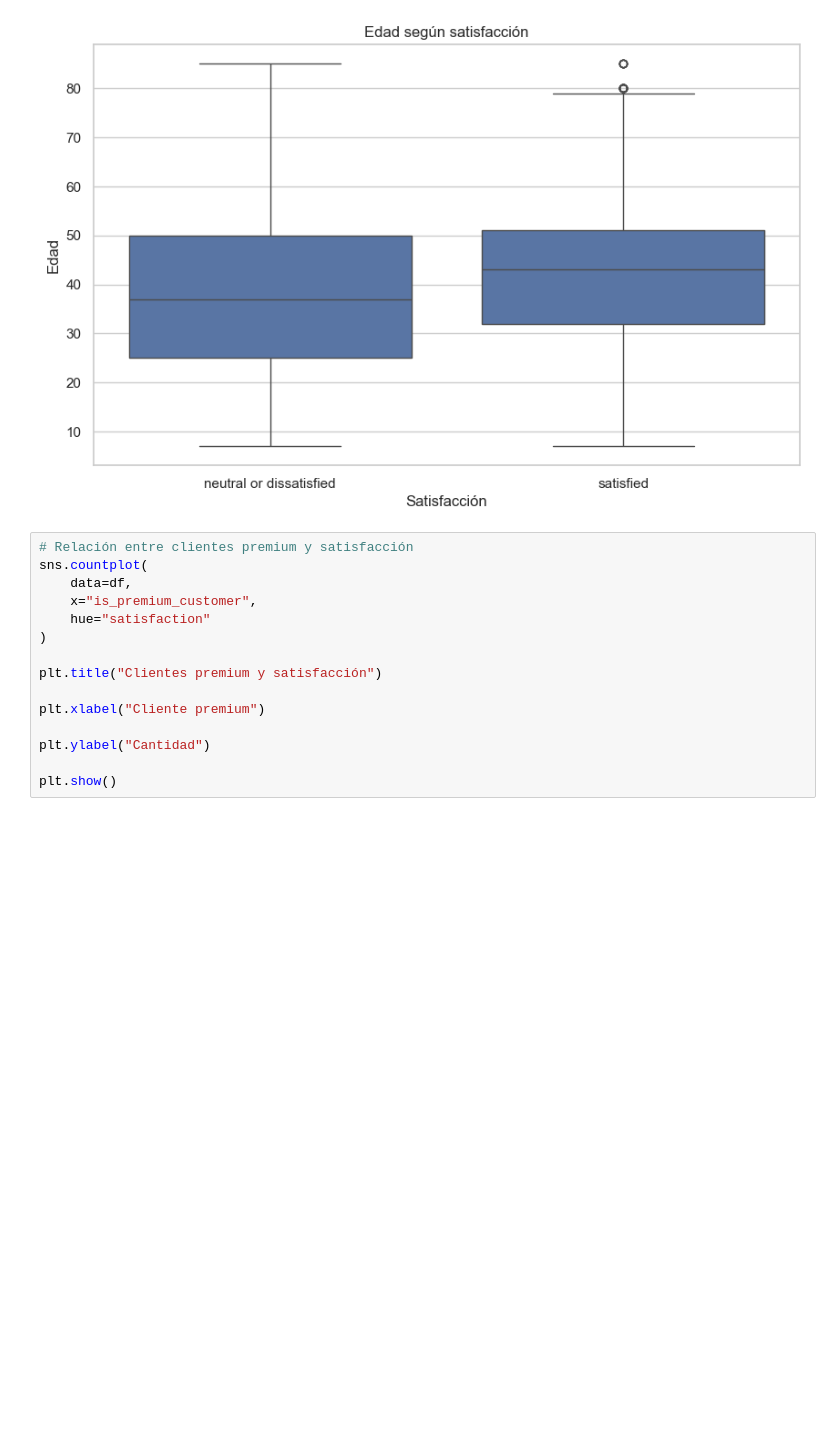
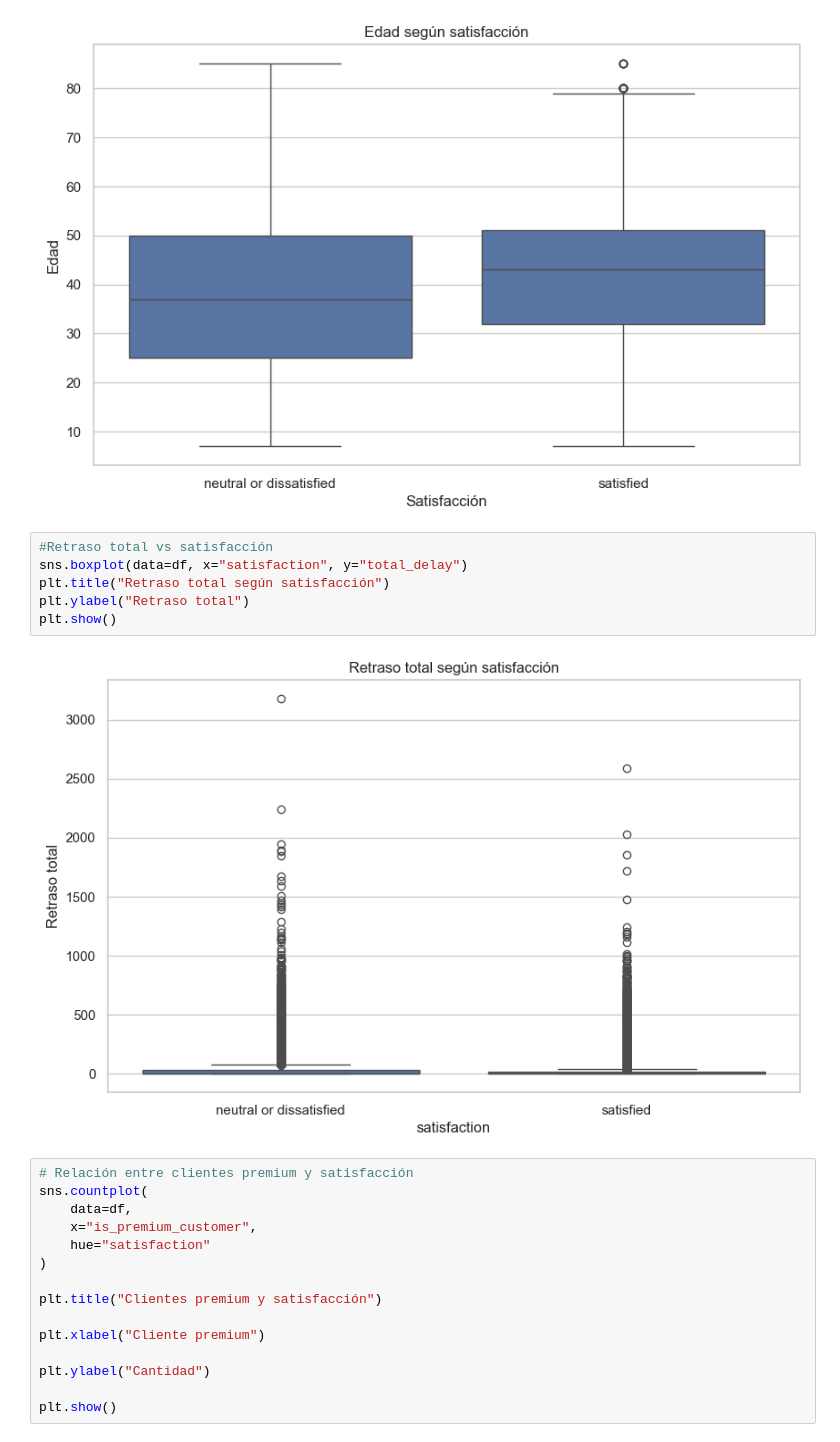
Before and after one commit to andyvg02/Airline-Passanger-Satisfaction-Analysis, a Jupyter notebook: notebooks/eda.ipynb, the cells around one changed output. Drawn from its saved outputs; the diff is of its cells as text; blank space fills up the shorter version.

```diff
--- a/notebooks/eda.ipynb
+++ b/notebooks/eda.ipynb
@@ -333,6 +333,14 @@ plt.ylabel("Edad")
 plt.show()
 # %% [output]
 [figure]
+# %%
+#Retraso total vs satisfacción
+sns.boxplot(data=df, x="satisfaction", y="total_delay")
+plt.title("Retraso total según satisfacción")
+plt.ylabel("Retraso total")
+plt.show()
+# %% [output]
+[figure, added]
 # %%
 # Relación entre clientes premium y satisfacción
 sns.countplot(
```
Also changed, not shown: parts of 10 cells of this notebook, 2 other files.
